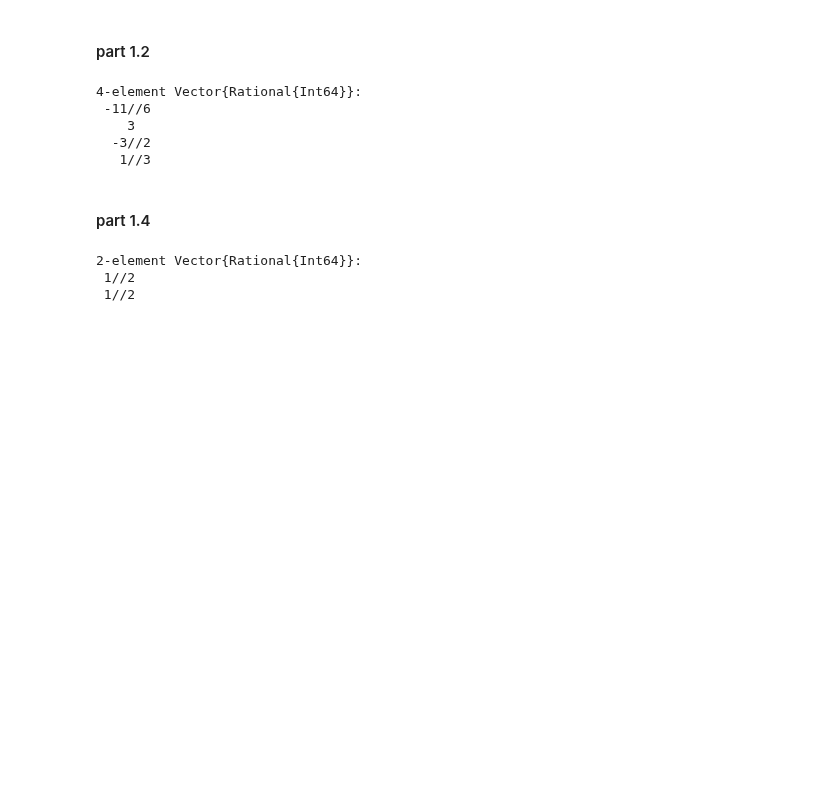
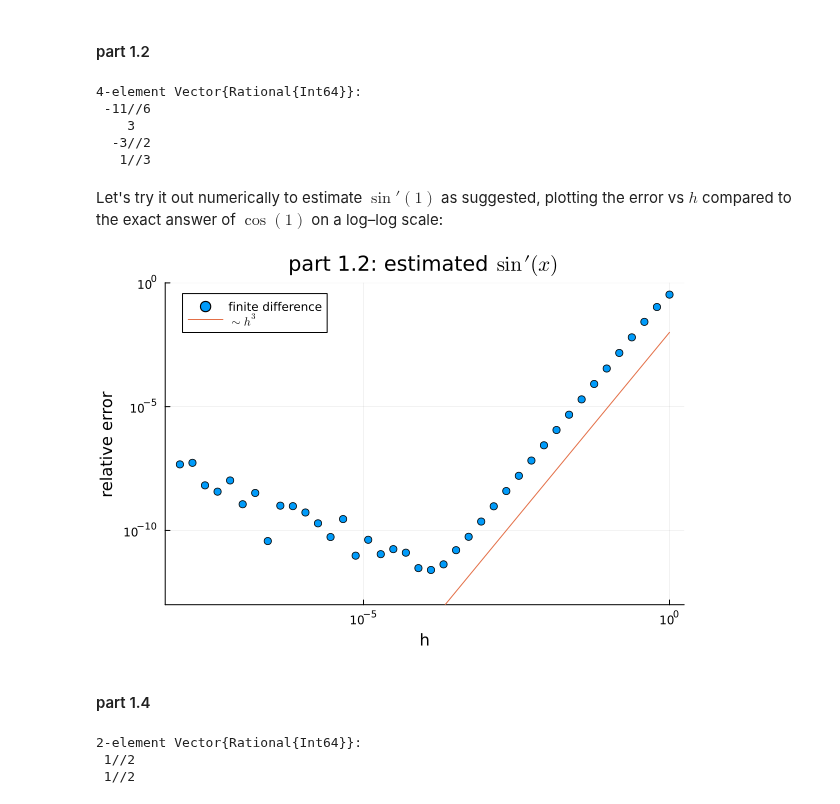
Before and after one commit to mitmath/numerical_hub, a Jupyter notebook: psets/pset1sol.ipynb, the cells around one changed output. Cells and saved outputs as stored; diff of their text form; code cells hidden in the pictures; blank space fills up the shorter version.

```diff
--- a/psets/pset1sol.ipynb
+++ b/psets/pset1sol.ipynb
@@ -84,13 +86,24 @@ end
 # %% [markdown]
 #### part 1.2
 # %%
-stencil(0:3, 0//1, 1)
+w = stencil(0:3, 0//1, 1)
 # %% [output]
 4-element Vector{Rational{Int64}}:
  -11//6
     3
   -3//2
    1//3
+# %% [markdown]
+Let's try it out numerically to estimate $\sin'(1)$ as suggested, plotting the error vs $h$ compared to the exact answer of $\cos(1)$ on a log–log scale:
+# %%
+using Plots
+h = exp10.(range(-8, 0, length=40)) # from 10⁻⁸ to 10⁰
+finite_difference = [ sum(sin.(1 .+ (0:3) * h) .* w) / h for h in h ]
+scatter(h, abs.(finite_difference .- cos(1)) ./ cos(1), marker=:circle, xscale=:log10, yscale=:log10, leg=:topleft,
+     xlabel="h", ylabel="relative error", title=raw"part 1.2: estimated $\sin\prime(x)$", label="finite difference")
+plot!(h, h.^3 .* 1e-2, label=raw"$\sim h^3$", ylim=(1e-13, 1))
+# %% [output]
+[figure, added]
 # %% [markdown]
 #### part 1.4
 # %%
```
Also changed, not shown: parts of 34 cells of this notebook.
